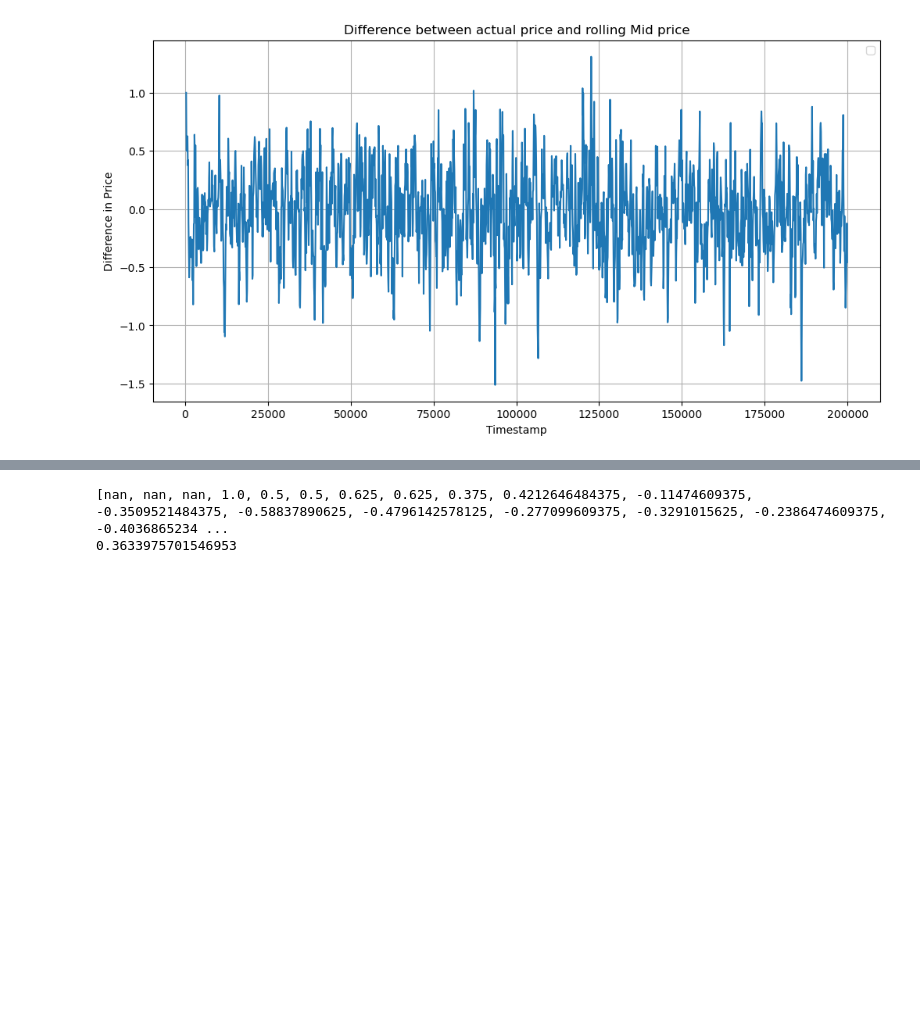
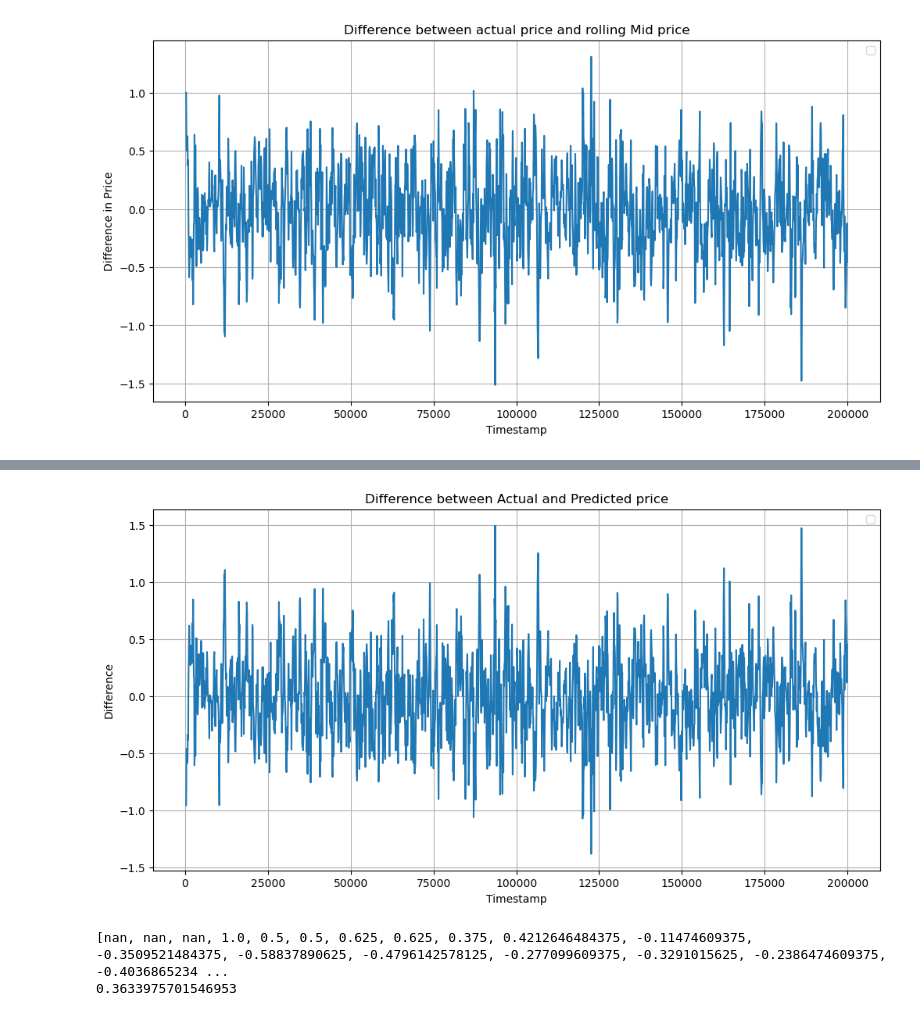
Before and after one commit to UlrichVestuche/IMC-Prosperity-3, a Jupyter notebook: Tutorial Gleb/data_ga.ipynb, the cells around one changed output, grey strips where cells are left out. Drawn from its saved outputs; the diff is of its cells as text; code cells hidden in the pictures; blank space fills up the shorter version.

```diff
--- a/Tutorial Gleb/data_ga.ipynb
+++ b/Tutorial Gleb/data_ga.ipynb
@@ -156,3 +233,23 @@ plt.show()
+# %%
+time_lst = list(df_kelp['timestamp'])
+time = [time_lst[i] for i in range(3,len(time_lst))]
+
+actual_price = list(df_kelp['profit_and_loss'])
+
+df_kelp_actual_price = [actual_price[i] + 2026 for i in range(3,len(actual_price))]
+
+pred_actual_diff = [(df_kelp_actual_price[i] - y_pred[i]) for i in range(len(time))]
+
+plt.figure(figsize=(12, 6))
+plt.plot(time, pred_actual_diff)
+plt.xlabel('Timestamp')
+plt.ylabel('Difference')
+plt.title('Difference between Actual and Predicted price')
+plt.legend()
+plt.grid(True)
+plt.show()
+# %% [output]
+[figure, added]
 # %%
 import math
 
```
Also changed, not shown: parts of 7 cells of this notebook, 5 other files.
